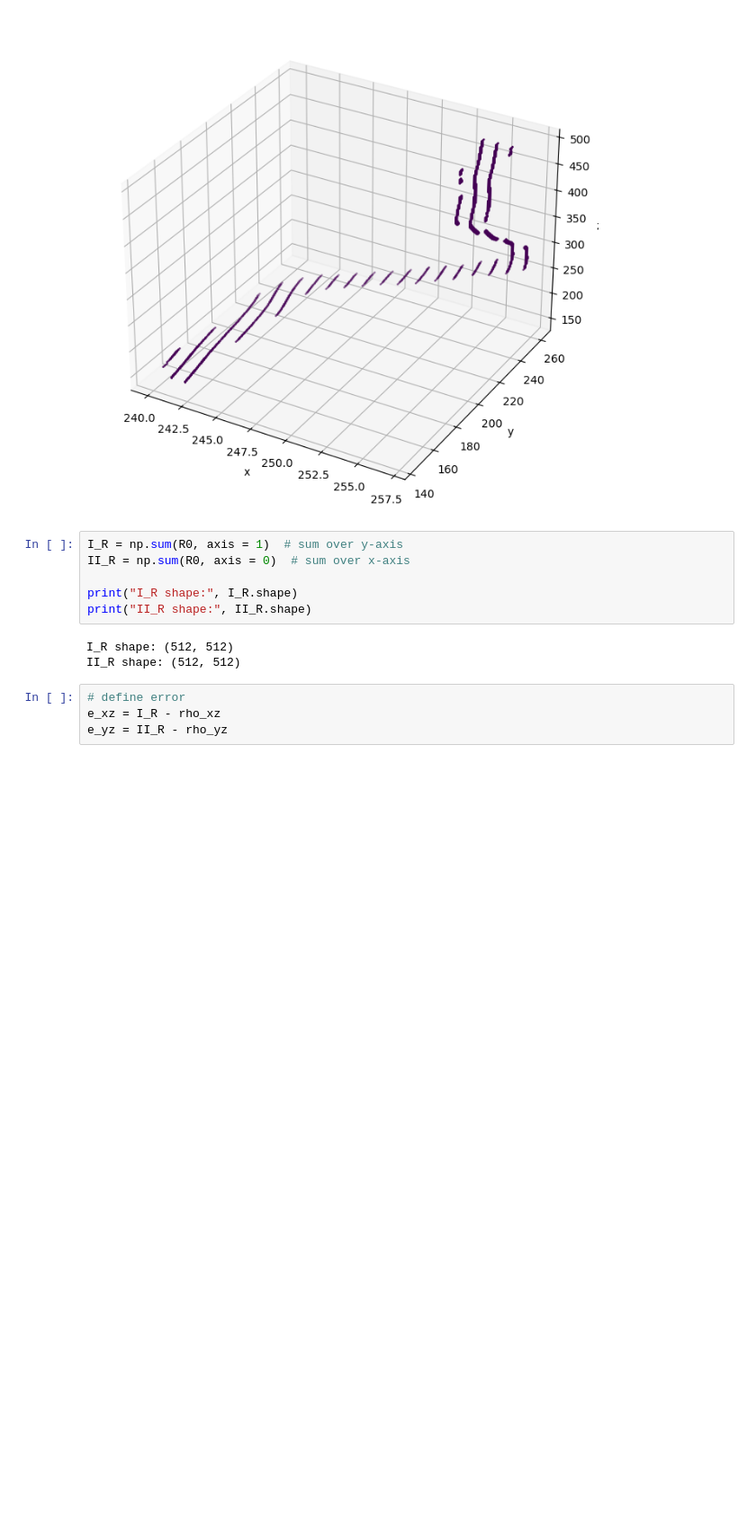
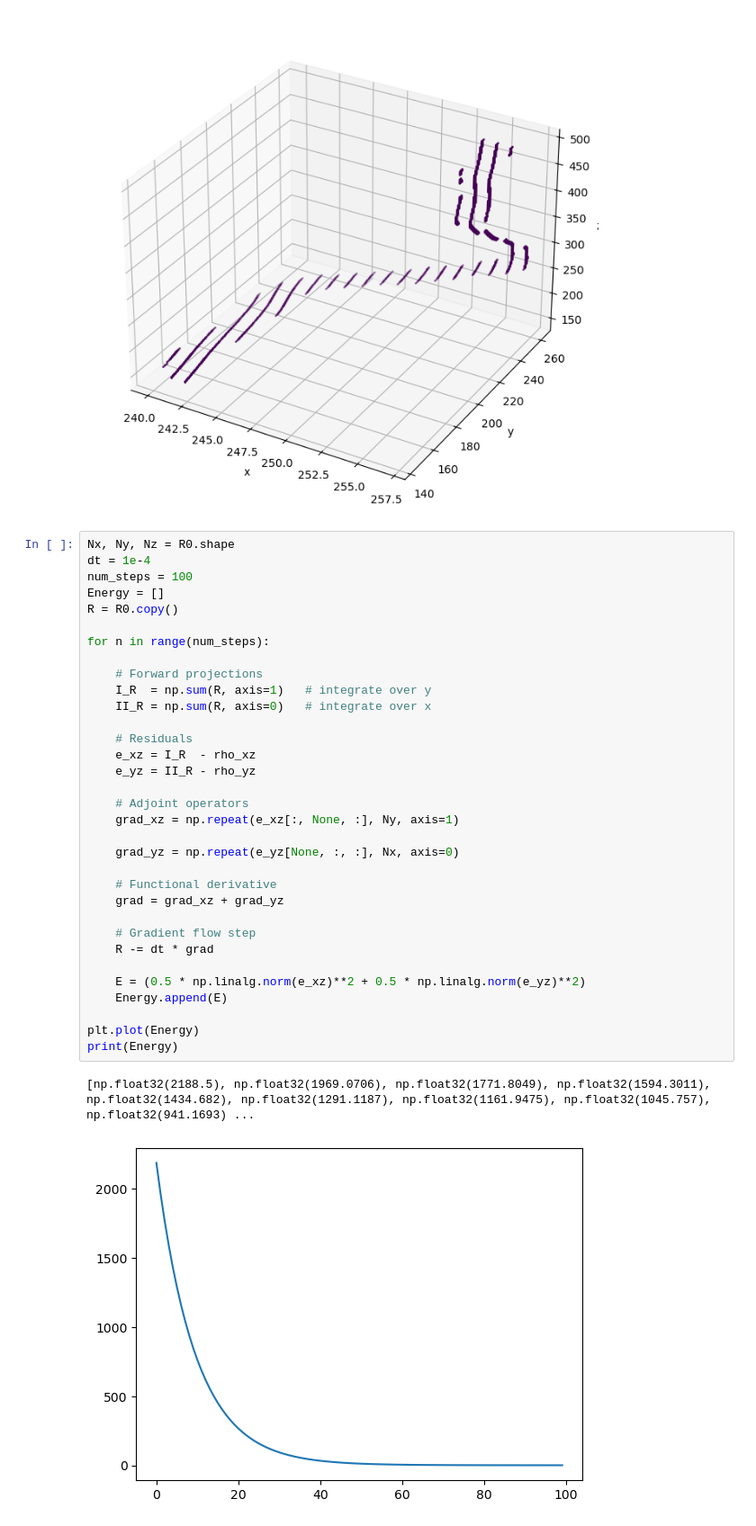
Before and after one commit to josef-lin/HFSP-dodder, a Jupyter notebook: src/data-reconstruction/probability-reconstruction.ipynb, the cells around one changed output. Shown at 90% size. Drawn from its saved outputs; the diff is of its cells as text; blank space fills up the shorter version.

```diff
--- a/src/data-reconstruction/probability-reconstruction.ipynb
+++ b/src/data-reconstruction/probability-reconstruction.ipynb
@@ -81,16 +81,39 @@ ax.set_zlabel('z')
 plt.show()
 # %% [output]
 [figure]
-# %%
-I_R = np.sum(R0, axis = 1)  # sum over y-axis
-II_R = np.sum(R0, axis = 0)  # sum over x-axis
-
-print("I_R shape:", I_R.shape)
-print("II_R shape:", II_R.shape)
-# %% [output]
-I_R shape: (512, 512)
-II_R shape: (512, 512)
-# %%
-# define error
-e_xz = I_R - rho_xz
-e_yz = II_R - rho_yz
+# %%
+Nx, Ny, Nz = R0.shape
+dt = 1e-4
+num_steps = 100
+Energy = []
+R = R0.copy()
+
+for n in range(num_steps):
+
+    # Forward projections
+    I_R  = np.sum(R, axis=1)   # integrate over y
+    II_R = np.sum(R, axis=0)   # integrate over x
+
+    # Residuals
+    e_xz = I_R  - rho_xz
+    e_yz = II_R - rho_yz
+
+    # Adjoint operators
+    grad_xz = np.repeat(e_xz[:, None, :], Ny, axis=1)
+
+    grad_yz = np.repeat(e_yz[None, :, :], Nx, axis=0)
+
+    # Functional derivative
+    grad = grad_xz + grad_yz
+
+    # Gradient flow step
+    R -= dt * grad
+
+    E = (0.5 * np.linalg.norm(e_xz)**2 + 0.5 * np.linalg.norm(e_yz)**2)
+    Energy.append(E)
+
+plt.plot(Energy)
+print(Energy)
+# %% [output]
+[np.float32(2188.5), np.float32(1969.0706), np.float32(1771.8049), np.float32(1594.3011), np.float32(1434.682), np.float32(1291.1187), np.float32(1161.9475), np.float32(1045.757), np.float32(941.1693) ...
+[figure, added]
```
Also changed, not shown: parts of 3 cells of this notebook.
